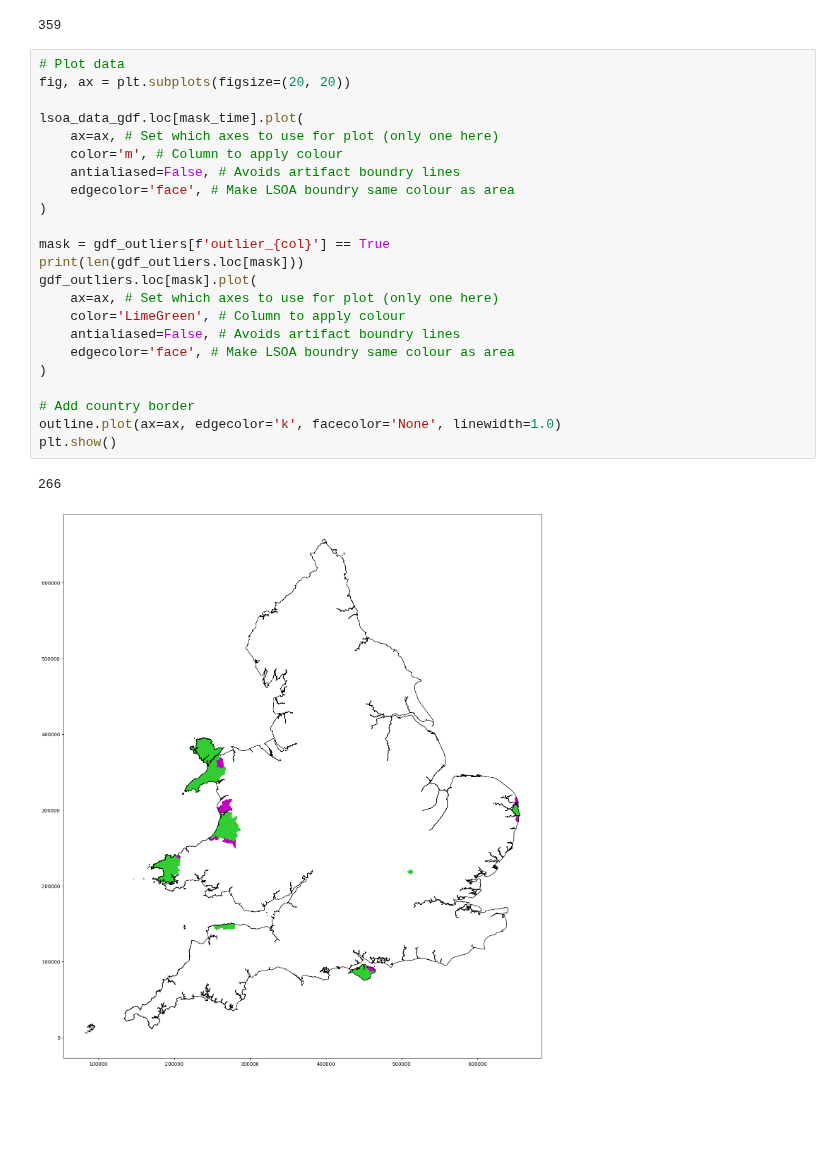
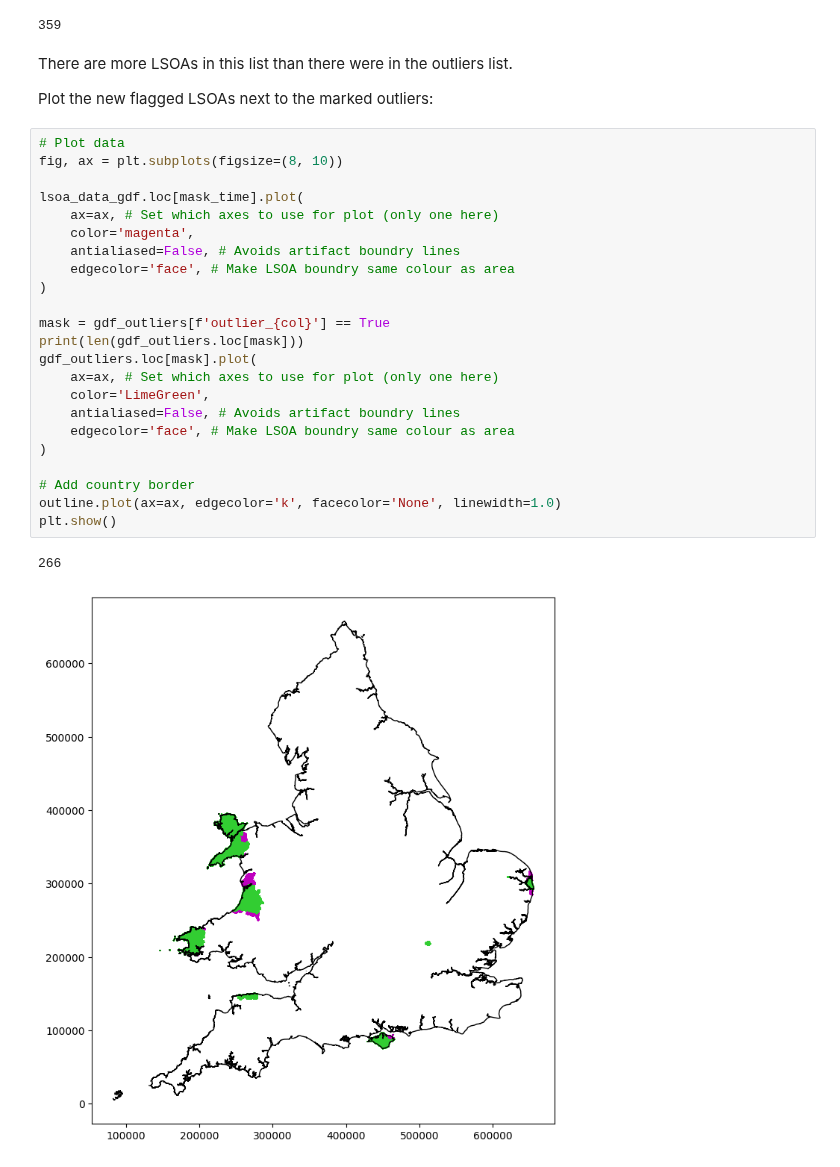
Before and after one commit to samuel-book/stroke_outcome, a Jupyter notebook: england_wales/04_outlier_areas.ipynb, the cells around one changed output. Saved outputs shown, nothing was run; the diff lists cells and outputs as text; blank space fills up the shorter version.

```diff
--- a/england_wales/04_outlier_areas.ipynb
+++ b/england_wales/04_outlier_areas.ipynb
@@ -353,29 +368,33 @@ mask_time = lsoa_data_gdf['unit_time_diff'] >= 84.8
 len(lsoa_data_gdf.loc[mask_time])
 # %% [output]
 359
+# %% [markdown]
+There are more LSOAs in this list than there were in the outliers list.
+
+Plot the new flagged LSOAs next to the marked outliers:
 # %%
 # Plot data
-fig, ax = plt.subplots(figsize=(20, 20))
+fig, ax = plt.subplots(figsize=(8, 10))
 
 lsoa_data_gdf.loc[mask_time].plot(
     ax=ax, # Set which axes to use for plot (only one here)
-    color='m', # Column to apply colour
+    color='magenta',
     antialiased=False, # Avoids artifact boundry lines
     edgecolor='face', # Make LSOA boundry same colour as area
 )
 
 mask = gdf_outliers[f'outlier_{col}'] == True
 print(len(gdf_outliers.loc[mask]))
 gdf_outliers.loc[mask].plot(
     ax=ax, # Set which axes to use for plot (only one here)
-    color='LimeGreen', # Column to apply colour
+    color='LimeGreen',
     antialiased=False, # Avoids artifact boundry lines
     edgecolor='face', # Make LSOA boundry same colour as area
 )
 
 # Add country border
 outline.plot(ax=ax, edgecolor='k', facecolor='None', linewidth=1.0)
 plt.show()
 # %% [output]
 266
-[figure, old version]
+[figure, new version]
```
Also changed, not shown: parts of 21 cells of this notebook.
